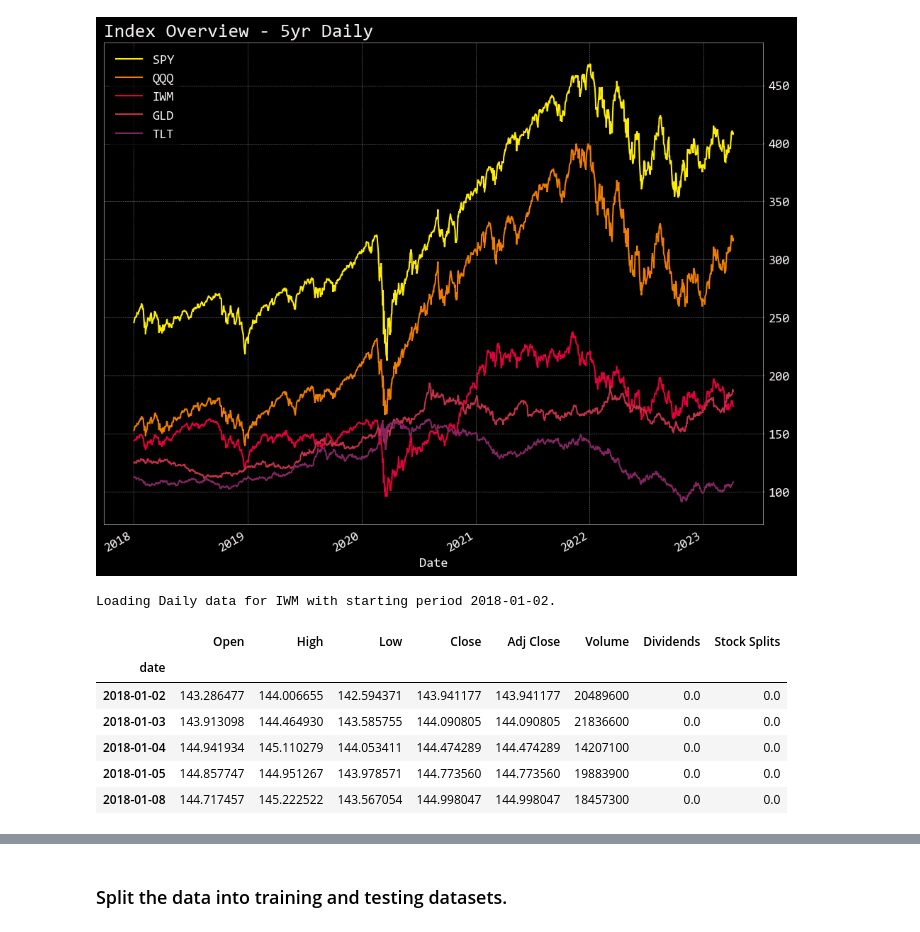
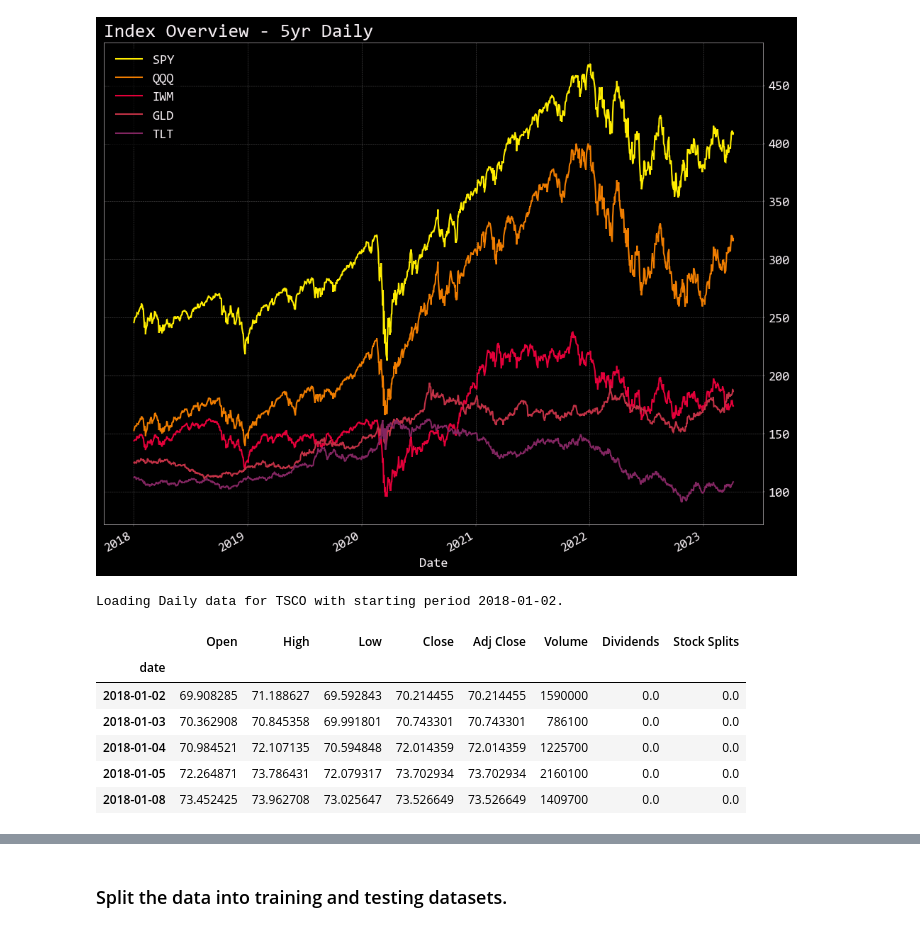
Before and after one commit to omarmoreta/fintech_project_2, a Jupyter notebook: Mike_analysis_nb.ipynb, the cells around one changed output, grey strips where cells are left out. Saved outputs shown, nothing was run; the diff lists cells and outputs as text; code cells hidden in the pictures.

```diff
--- a/Mike_analysis_nb.ipynb
+++ b/Mike_analysis_nb.ipynb
@@ -45,18 +46,18 @@ stock_data.plot(
 # %%
 #Drill into single issue --> IWM: russel2k etf
 iwm_data = openbb.stocks.load(
-        symbol = 'IWM',
+        symbol = 'TSCO',
         start_date = start,
         monthly = False)
 iwm_data.head()
 # %% [output]
-Loading Daily data for IWM with starting period 2018-01-02.
+Loading Daily data for TSCO with starting period 2018-01-02.
 |  | Open | High | Low | Close | Adj Close | Volume | Dividends | Stock Splits |
 | date |  |  |  |  |  |  |  |  |
-| 2018-01-02 | 143.286477 | 144.006655 | 142.594371 | 143.941177 | 143.941177 | 20489600 | 0.0 | 0.0 |
-| 2018-01-03 | 143.913098 | 144.464930 | 143.585755 | 144.090805 | 144.090805 | 21836600 | 0.0 | 0.0 |
-| 2018-01-04 | 144.941934 | 145.110279 | 144.053411 | 144.474289 | 144.474289 | 14207100 | 0.0 | 0.0 |
-| 2018-01-05 | 144.857747 | 144.951267 | 143.978571 | 144.773560 | 144.773560 | 19883900 | 0.0 | 0.0 |
-| 2018-01-08 | 144.717457 | 145.222522 | 143.567054 | 144.998047 | 144.998047 | 18457300 | 0.0 | 0.0 |
+| 2018-01-02 | 69.908285 | 71.188627 | 69.592843 | 70.214455 | 70.214455 | 1590000 | 0.0 | 0.0 |
+| 2018-01-03 | 70.362908 | 70.845358 | 69.991801 | 70.743301 | 70.743301 | 786100 | 0.0 | 0.0 |
+| 2018-01-04 | 70.984521 | 72.107135 | 70.594848 | 72.014359 | 72.014359 | 1225700 | 0.0 | 0.0 |
+| 2018-01-05 | 72.264871 | 73.786431 | 72.079317 | 73.702934 | 73.702934 | 2160100 | 0.0 | 0.0 |
+| 2018-01-08 | 73.452425 | 73.962708 | 73.025647 | 73.526649 | 73.526649 | 1409700 | 0.0 | 0.0 |
 # %%
 #Zoom in to get a feel for our data on both daily and intraday windows
```
Also changed, not shown: parts of 32 cells of this notebook, 1 other file.
